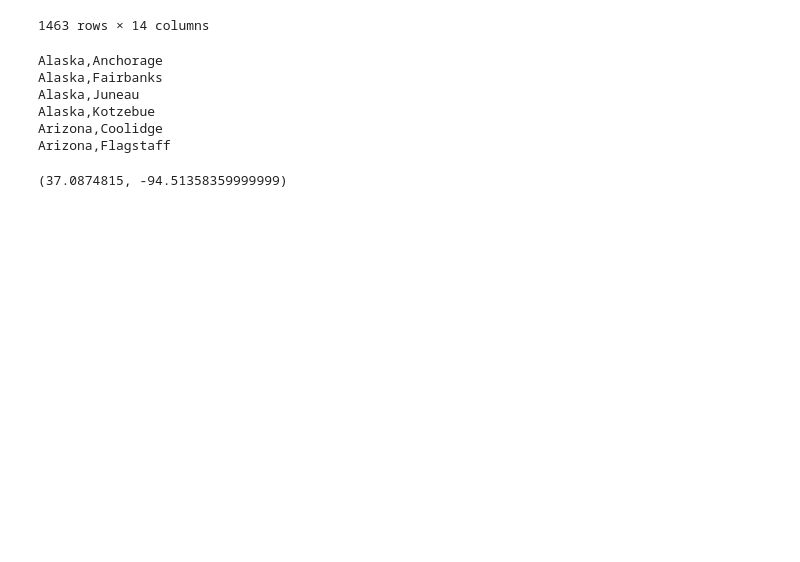
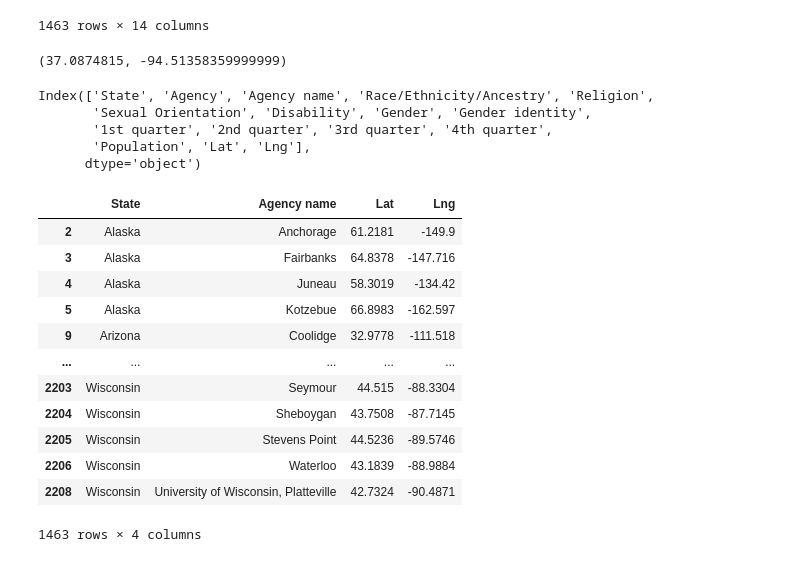
Before and after one commit to msheker/project1mmm, a Jupyter notebook: hatecrime.ipynb, the cells around one changed output. Saved outputs shown, nothing was run; the diff lists cells and outputs as text; code cells hidden in the pictures; blank space fills up the shorter version.

```diff
--- a/hatecrime.ipynb
+++ b/hatecrime.ipynb
@@ -13,7 +13,7 @@ def coordinates(loc):
     lng = place_geo['results'][0]["geometry"]['location']['lng']
     return lat, lng
 # %%
-df = pd.read_excel("Table_13_Hate_Crime_Incidents_per_Bias_Motivation_and_Quarter_by_State_and_Agency_2018.xlsm")
+df = pd.read_excel("Tables/Table_13_Hate_Crime_Incidents_per_Bias_Motivation_and_Quarter_by_State_and_Agency_2018.xlsm")
 df.dropna(inplace=True)
 ls = []
 for x in df["Agency name"]:
@@ -91,20 +72,41 @@ df
 | 2208 | Wisconsin | Universities and Colleges | University of Wisconsin, Platteville | 1 | 0 | 0 | 0 | ... |
 1463 rows × 14 columns
 # %%
+# results saved to file not worth re-running outside of error
+
 df["Lat"] = ""
 df["Lng"] = ""
 for i,r in df.iterrows():
-    st = r[0] + ',' + r[2]
-
-    print(coordinates(st))
+    st = r[2] + ',' + r[0]
+    lat,lng = coordinates(st)
+    df.loc[i,["Lat"]] = lat
+    df.loc[i,["Lng"]] = lng
-# %% [output]
-Alaska,Anchorage
-Alaska,Fairbanks
-Alaska,Juneau
-Alaska,Kotzebue
-Arizona,Coolidge
-Arizona,Flagstaff
 # %%
 coordinates("FBI")
 # %% [output]
 (37.0874815, -94.51358359999999)
+# %%
+df.columns
+# %% [output]
+Index(['State', 'Agency', 'Agency name', 'Race/Ethnicity/Ancestry', 'Religion',
+       'Sexual Orientation', 'Disability', 'Gender', 'Gender identity',
+       '1st quarter', '2nd quarter', '3rd quarter', '4th quarter',
+       'Population', 'Lat', 'Lng'],
+      dtype='object')
+# %%
+dfloc = df.loc[:,['State', 'Agency name', 'Lat', 'Lng']]
+dfloc
+# %% [output]
+|  | State | Agency name | Lat | Lng |
+| 2 | Alaska | Anchorage | 61.2181 | -149.9 |
+| 3 | Alaska | Fairbanks | 64.8378 | -147.716 |
+| 4 | Alaska | Juneau | 58.3019 | -134.42 |
+| 5 | Alaska | Kotzebue | 66.8983 | -162.597 |
+| 9 | Arizona | Coolidge | 32.9778 | -111.518 |
+| ... | ... | ... | ... | ... |
+| 2203 | Wisconsin | Seymour | 44.515 | -88.3304 |
+| 2204 | Wisconsin | Sheboygan | 43.7508 | -87.7145 |
+| 2205 | Wisconsin | Stevens Point | 44.5236 | -89.5746 |
+| 2206 | Wisconsin | Waterloo | 43.1839 | -88.9884 |
+| 2208 | Wisconsin | University of Wisconsin, Platteville | 42.7324 | -90.4871 |
+1463 rows × 4 columns
```
Also changed, not shown: parts of 2 cells of this notebook, 1 other file.
